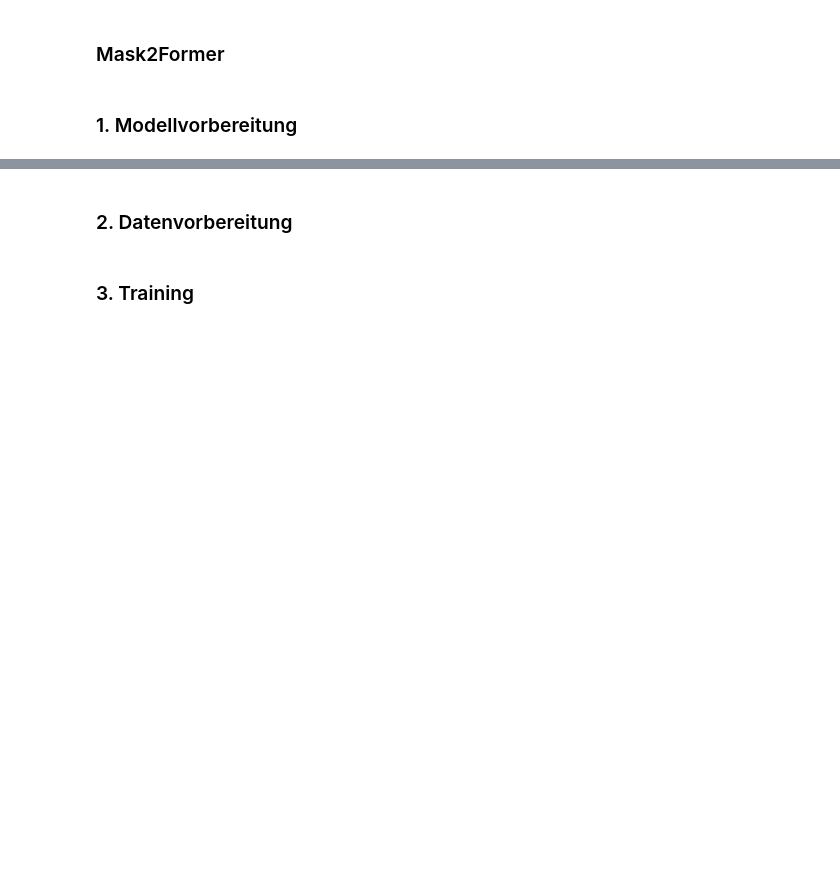
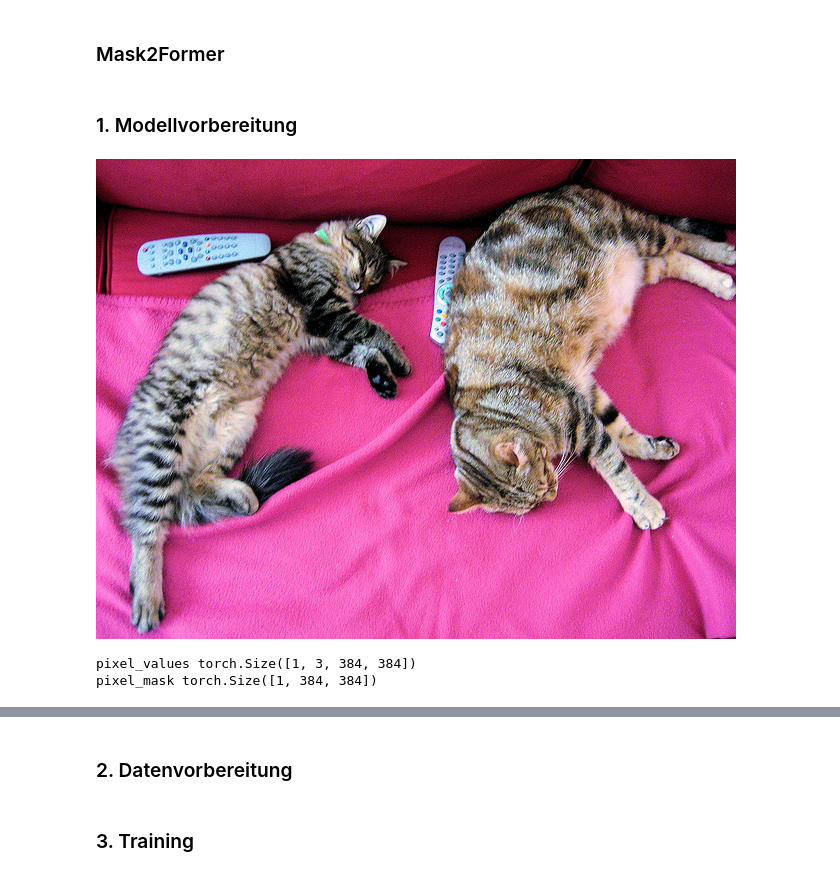
Before and after one commit to piguetlivi/AI_Individualprojekt, a Jupyter notebook: Mask2Former.ipynb, the cells around one changed output, grey strips where cells are left out. Drawn from its saved outputs; the diff is of its cells as text; code cells hidden in the pictures; blank space fills up the shorter version.

```diff
--- a/Mask2Former.ipynb
+++ b/Mask2Former.ipynb
@@ -19,5 +19,8 @@ model = Mask2FormerForUniversalSegmentation.from_pretrained("facebook/mask2forme
 # %%
 # Bild laden
 
 url = "http://images.cocodataset.org/val2017/000000039769.jpg"
 image = Image.open(requests.get(url, stream=True).raw)
+image
+# %% [output]
+[figure, added]
@@ -38,0 +27,9 @@ masks_queries_logits = outputs.masks_queries_logits
+# %%
+# Bild für das Modell vorbereiten
+
+inputs = processor(images=image, return_tensors="pt")
+for k,v in inputs.items():
+  print(k,v.shape)
+# %% [output]
+pixel_values torch.Size([1, 3, 384, 384])
+pixel_mask torch.Size([1, 384, 384])
```
Also changed, not shown: parts of 12 cells of this notebook.
